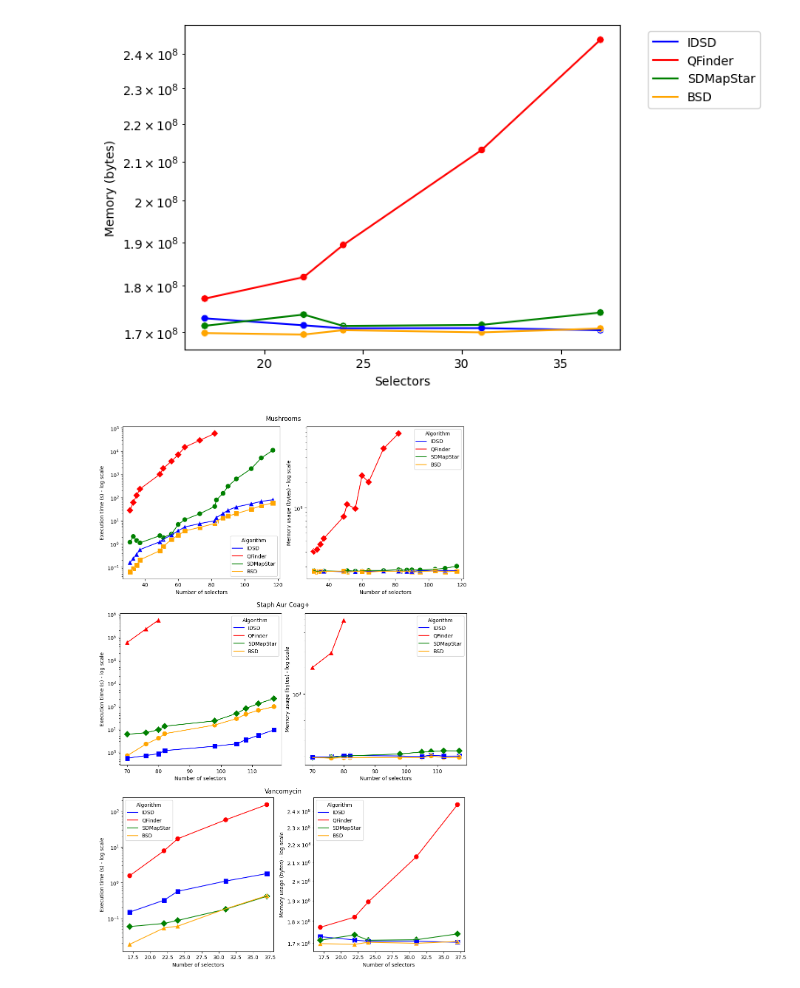
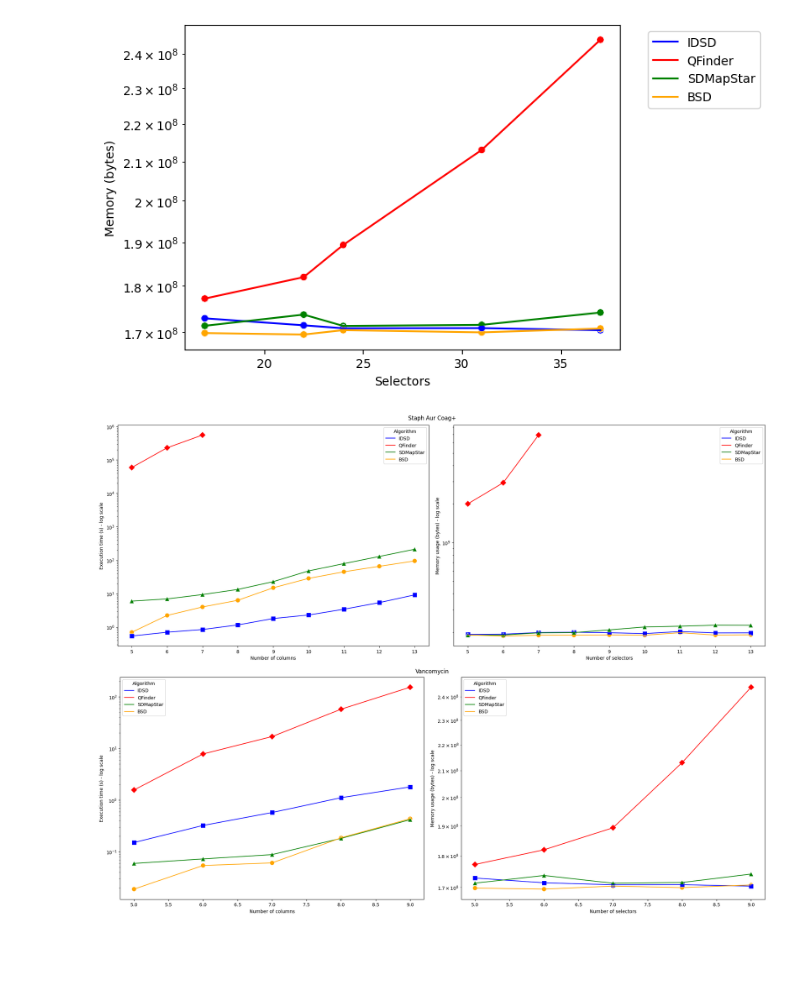
Before and after one commit to FranciscoMoraC/idsd-experiments, a Jupyter notebook: Experiments/E1/plot_results.ipynb, the cells around one changed output. Cells and saved outputs as stored; diff of their text form; code cells hidden in the pictures; blank space fills up the shorter version.

```diff
--- a/Experiments/E1/plot_results.ipynb
+++ b/Experiments/E1/plot_results.ipynb
@@ -175,31 +145,31 @@ if save_flag:
 # %% [output]
 [figure]
 # %%
-datasets = ["Mushrooms","MIMIC", "AB" ]
+datasets = ["MIMIC", "AB" ]
 algorithms = ["IDSD", "QFinder", "SDMapStar", "BSD"]
 
-fig = plt.figure(constrained_layout=True, figsize=(10, 15))
-subfigs = fig.subfigures(nrows=3, ncols=1)
+fig = plt.figure(constrained_layout=True, figsize=(20, 15))
+subfigs = fig.subfigures(nrows=2, ncols=1)
 
 for row, subfig in enumerate(subfigs):
     subfig.suptitle(datasets[row])
     if datasets[row] == "MIMIC":
         subfig.suptitle("Staph Aur Coag+")
     elif datasets[row] == "AB":
         subfig.suptitle("Vancomycin")
     axs = subfig.subplots(1, 2)
-    sns.lineplot(data=df[df["Dataset"] == datasets[row]], x="Selectors", y="Time (s)", hue="Algorithm", palette=palette, hue_order=label_order, ax=axs[0])
-    sns.scatterplot(data=df[df["Dataset"] == datasets[row]], x="Selectors", y="Time (s)", hue="Algorithm", legend=False, palette=palette, ax=axs[0], style="Algorithm", markers=["o", "s", "D", "^"], s=100)
+    sns.lineplot(data=df[df["Dataset"] == datasets[row]], x="Columns", y="Time (s)", hue="Algorithm", palette=palette, hue_order=label_order, ax=axs[0])
+    sns.scatterplot(data=df[df["Dataset"] == datasets[row]], x="Columns", y="Time (s)", hue="Algorithm", legend=False, palette=palette, ax=axs[0], style="Algorithm", markers=["o", "s", "D", "^"], s=100)
     axs[0].set_yscale("log")
     axs[0].set_ylabel("Execution time (s) - log scale")
-    axs[0].set_xlabel("Number of selectors")
-    sns.lineplot(data=df[df["Dataset"] == datasets[row]], x="Selectors", y="Memory (bytes)", hue="Algorithm", palette=palette, hue_order=label_order, ax=axs[1])
-    sns.scatterplot(data=df[df["Dataset"] == datasets[row]], x="Selectors", y="Memory (bytes)", hue="Algorithm", legend=False, palette=palette, ax=axs[1], style="Algorithm", markers=["o", "s", "D", "^"], s=100)
+    axs[0].set_xlabel("Number of columns")
+    sns.lineplot(data=df[df["Dataset"] == datasets[row]], x="Columns", y="Memory (bytes)", hue="Algorithm", palette=palette, hue_order=label_order, ax=axs[1])
+    sns.scatterplot(data=df[df["Dataset"] == datasets[row]], x="Columns", y="Memory (bytes)", hue="Algorithm", legend=False, palette=palette, ax=axs[1], style="Algorithm", markers=["o", "s", "D", "^"], s=100)
     axs[1].set_yscale("log")
     axs[1].set_xlabel("Number of selectors")
     axs[1].set_ylabel("Memory usage (bytes) - log scale")
 
 if save_flag:
     plt.savefig(f"{base_path}/all_datasets.png", bbox_inches='tight')
 # %% [output]
-[figure, old version]
+[figure, new version]
```
Also changed, not shown: parts of 4 cells of this notebook, 2 other files.
